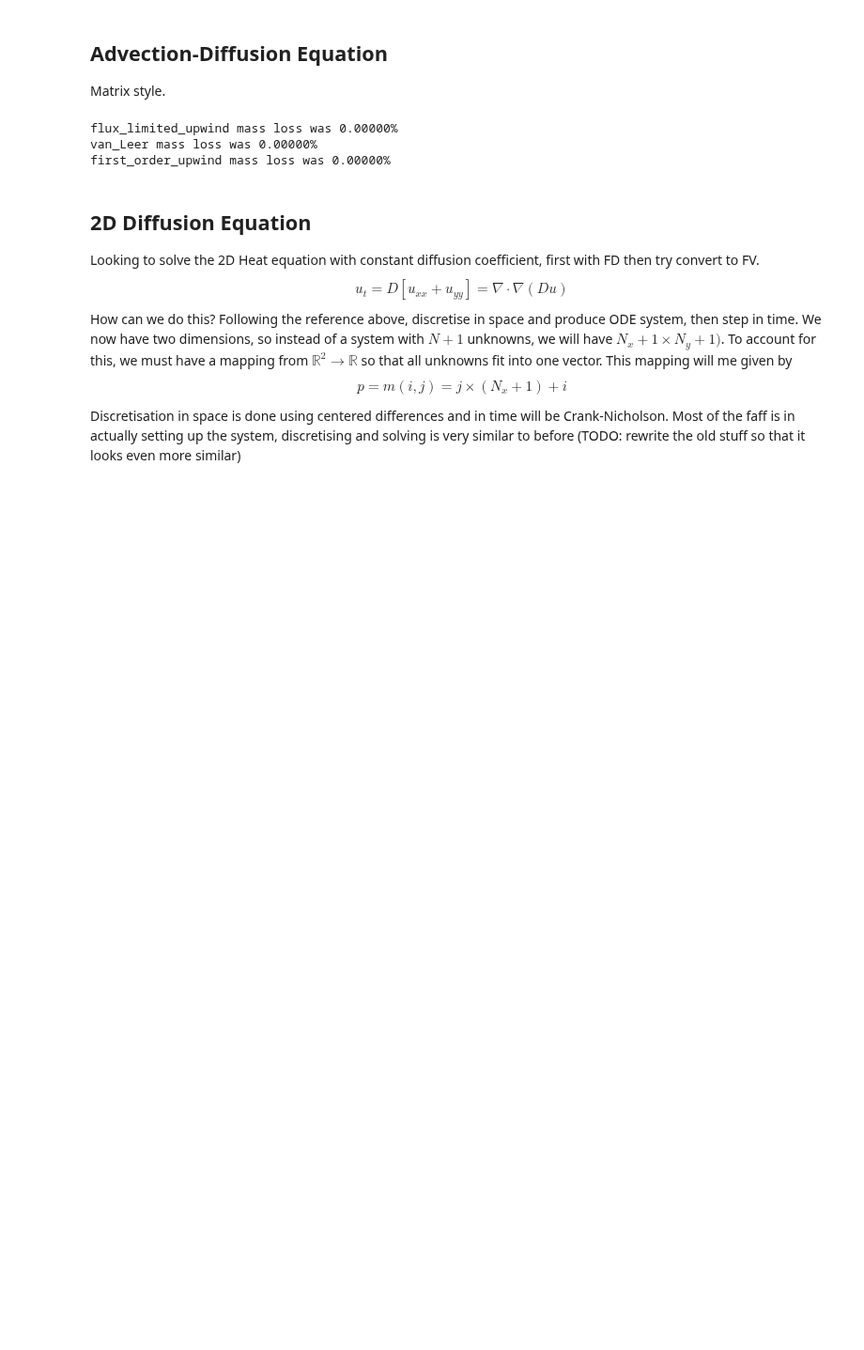
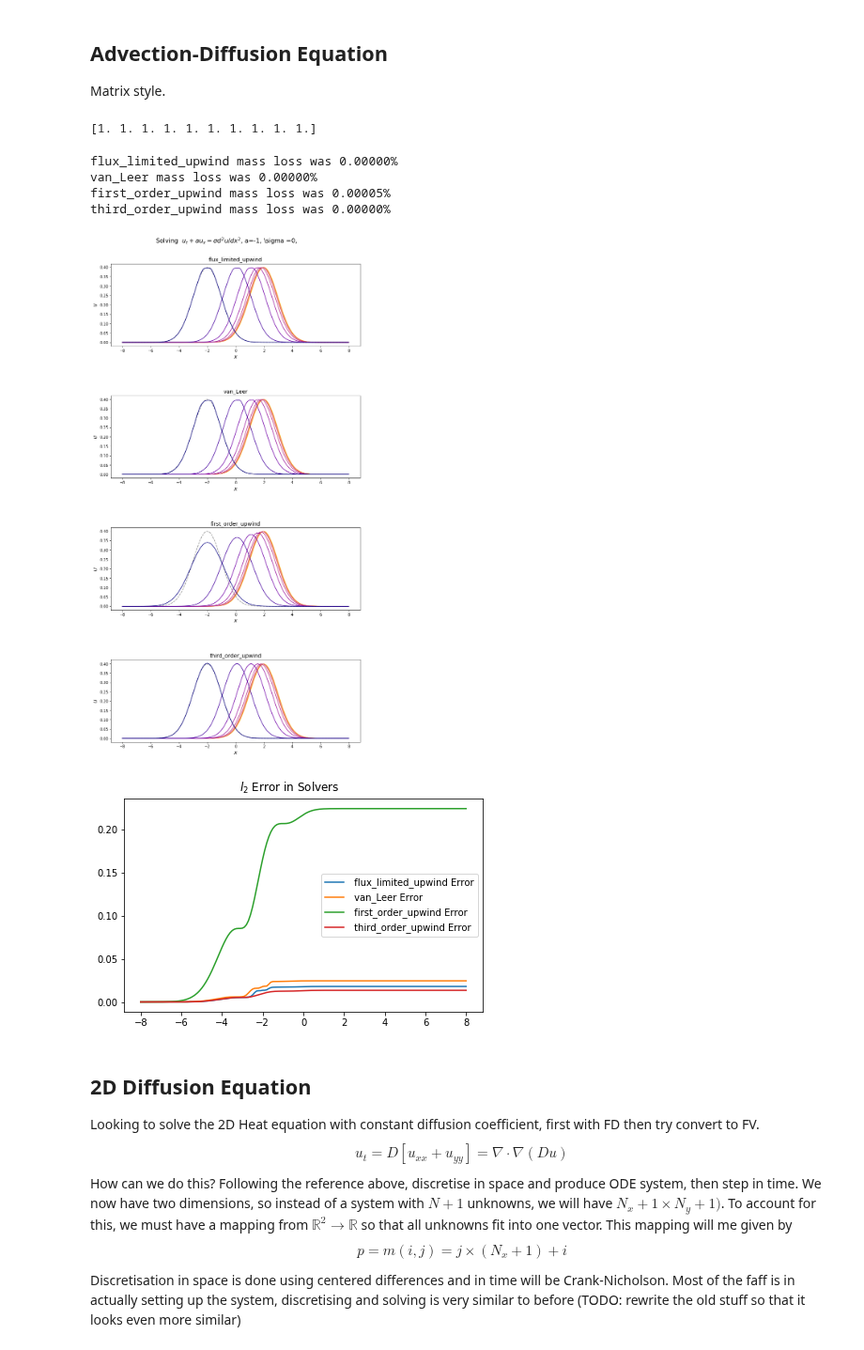
Before and after one commit to Tom271/InteractingParticleSystems, a Jupyter notebook: 2DToyProblems.ipynb, the cells around one changed output. Shown at 94% size. Saved outputs shown, nothing was run; the diff lists cells and outputs as text; code cells hidden in the pictures; blank space fills up the shorter version.

```diff
--- a/2DToyProblems.ipynb
+++ b/2DToyProblems.ipynb
@@ -274,6 +274,13 @@ fig.show()
 # %% [markdown]
 ## Advection-Diffusion Equation
 Matrix style.
+# %%
+N=10
+main = np.zeros(N)
+main[:] = 1
+print(main)
+# %% [output]
+[1. 1. 1. 1. 1. 1. 1. 1. 1. 1.]
 # %%
 def solve_adv_diff_eqn(adv_solver='first_order_upwind', a=1, D=1, dt=0.001, dx=0.1, T_end=5, L=5,
                 initial_dist=(lambda x: stats.norm.pdf(x, loc=0, scale=1))):
@@ -321,8 +328,8 @@ def solve_adv_diff_eqn(adv_solver='first_order_upwind', a=1, D=1, dt=0.001, dx=0
     c = a * (dt/dx)
     if abs(c)>1:
         warnings.warn('Method is likely to be unstable, CFL condition failed, c={}>1'.format(c))
-    if 0 < mu < 1/2:
-        warnings.warn('Method is likely to be unstable, von Neumann condition failed, mu={}>1'.format(mu))
+    if mu> 1/2:
+        warnings.warn(r'Method is likely to be unstable, von Neumann condition failed, \mu ={}>1/2'.format(mu))
     for n in range(Nt):
         #b[0] = 0
         # Interior
@@ -357,7 +364,7 @@ T_final = 4
 length = 8
 
 def gaussian(x): return stats.norm.pdf(x, loc=2, scale=1)
-def block(x): return np.array([int(i>=-0.5 and i<=0.5) for i in x])
+def block(x): return np.array([float(i>=-0.5 and i<=0.5) for i in x])
 def bump(x,a):
     f = np.zeros(len(x))
     for i in range(len(x)):
@@ -369,7 +376,7 @@ def bump(x,a):
             f[i] = 0
     return f
 
-initial_data = gaussian# lambda x: bump(x, 0.8)
+initial_data = gaussian # lambda x: bump(x, 0.8)
 #'second_order_upwind','third_order_upwind',
 adv_solvers = ['flux_limited_upwind', 'van_Leer','first_order_upwind','third_order_upwind']#,'second_order_upwind']
 
@@ -380,35 +387,38 @@ fig.suptitle(r'Solving  $u_t+au_x = \sigma  d^2 u/dx^2$, a={}, \sigma ={},'.form
 err_fig, err_ax= plt.subplots()
 if len(adv_solvers) == 1:
     ax = [ax]
 for idx, solver in enumerate(adv_solvers):
-    adv_x, adv_sol = solve_adv_diff_eqn(adv_solver=solver, a=wavespeed, D=diffusion, T_end=T_final, dx=0.1, dt=0.05, L=length, initial_dist=initial_data)
+    adv_x, adv_sol = solve_adv_diff_eqn(adv_solver=solver, a=wavespeed, D=diffusion, T_end=T_final, dx=0.1, dt=0.005, L=length, initial_dist=initial_data)
     ax[idx].set_title(solver, fontsize=14)
     ax[idx].set_xlabel(r'$x$', fontsize=14)
     ax[idx].set_ylabel(r'$u$', fontsize=14)
     ax[idx].set_prop_cycle(color=[colormap(k) for k in np.linspace(1, 0, 10)])
     for i in np.logspace(0, np.log10(np.size(adv_sol, axis=0)-1), num=10):
         ax[idx].plot(adv_x, adv_sol[int(i),])
         ax[idx].plot(adv_x, initial_data(adv_x-wavespeed*T_final), 'k--', alpha=0.05)
     true_sol = initial_data(adv_x-wavespeed*T_final)
     err_ax.plot(adv_x, np.cumsum((true_sol - adv_sol[-1,])**2)**(1/2), label=' {} Error'.format(solver))
     err_ax.legend()
 
 err_fig.suptitle(r'$l_2$ Error in Solvers')
 err_fig.show()
 fig.tight_layout(rect=[0, 0.03, 1, 0.95])
 fig.subplots_adjust(hspace=0.6)
 fig.show()
 plt.tight_layout(rect=[0, 0.03, 1, 0.95])
 
 
 savepath = './'
 #Uncomment to save in parent directory
 plt.savefig(savepath+'{}.jpg'.format('upwind'), format='jpg', dpi=1000)
 plt.show()
 # %% [output]
 flux_limited_upwind mass loss was 0.00000%
 van_Leer mass loss was 0.00000%
-first_order_upwind mass loss was 0.00000%
+first_order_upwind mass loss was 0.00005%
+third_order_upwind mass loss was 0.00000%
+[figure, added]
+[figure, added]
 # %% [markdown]
 ## 2D Diffusion Equation
 Looking to solve the 2D Heat equation with constant diffusion coefficient, first with FD then try convert to FV.
```
Also changed, not shown: 3 other files.
